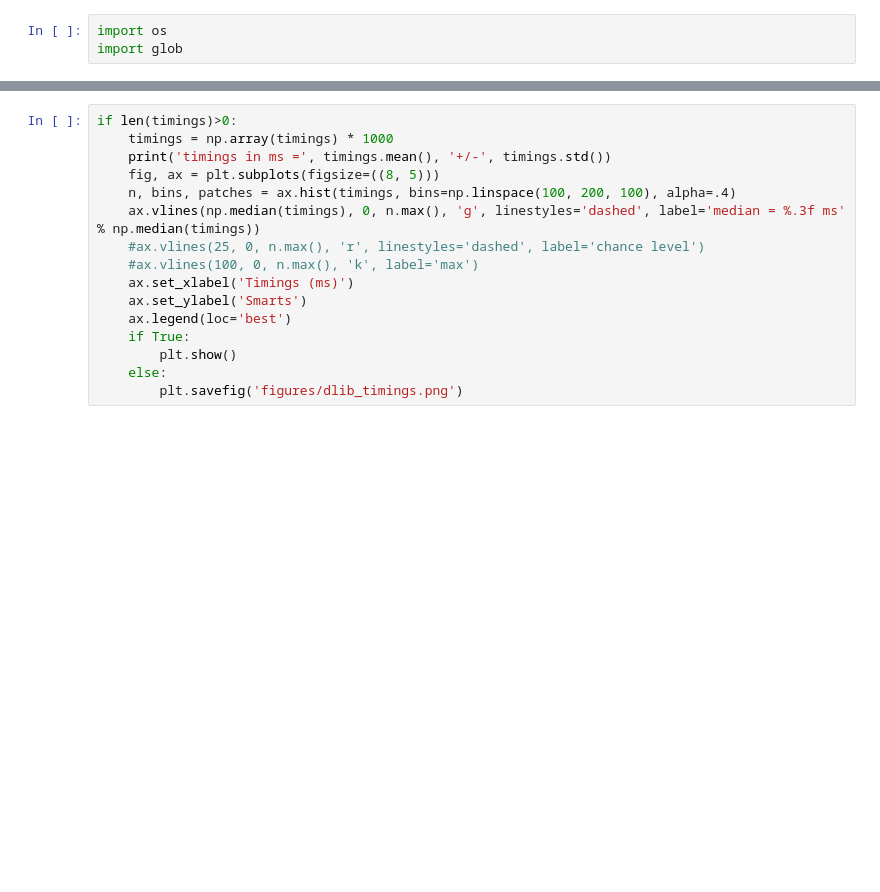
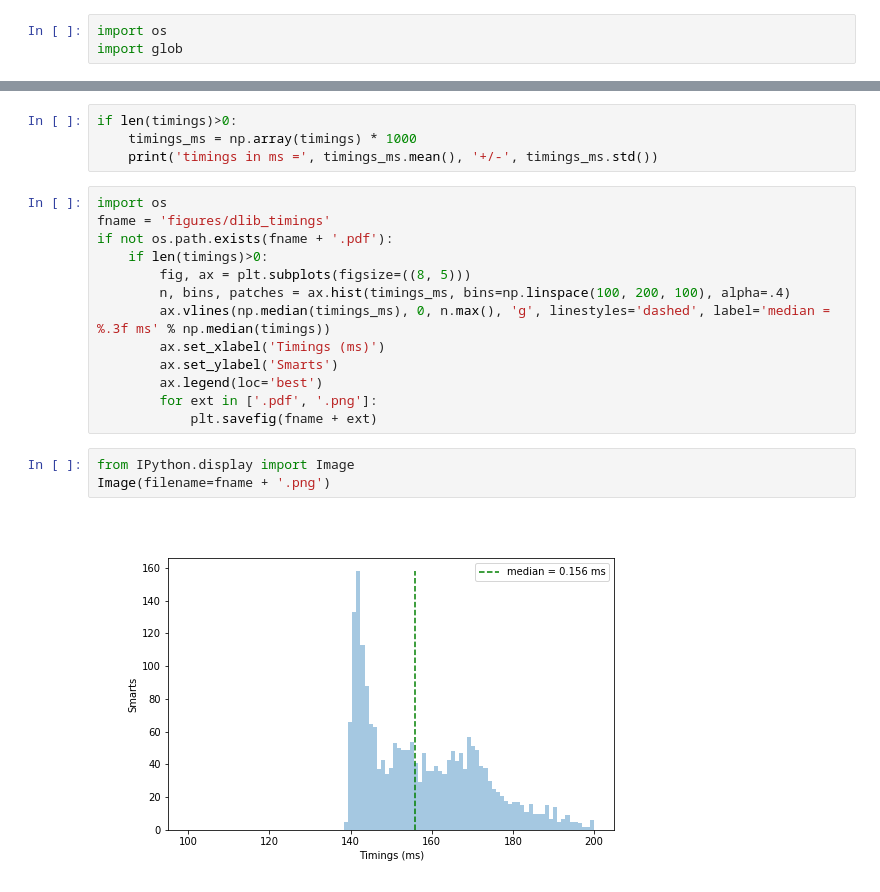
Before and after one commit to laurentperrinet/CatchTheEye, a Jupyter notebook: A2_extracting faces.ipynb, the cells around one changed output, grey strips where cells are left out. Drawn from its saved outputs; the diff is of its cells as text; blank space fills up the shorter version.

Commit message:
updating notebboks: new images / better crop / better params = better online classification

```diff
--- a/A2_extracting faces.ipynb
+++ b/A2_extracting faces.ipynb
@@ -120,17 +118,23 @@ for target in d.classes:
             imageio.imwrite(filename_face, face)
+# %%
+if len(timings)>0:
+    timings_ms = np.array(timings) * 1000
+    print('timings in ms =', timings_ms.mean(), '+/-', timings_ms.std())
 # %%
-if len(timings)>0:
-    timings = np.array(timings) * 1000
-    print('timings in ms =', timings.mean(), '+/-', timings.std())
-    fig, ax = plt.subplots(figsize=((8, 5)))
-    n, bins, patches = ax.hist(timings, bins=np.linspace(100, 200, 100), alpha=.4)
-    ax.vlines(np.median(timings), 0, n.max(), 'g', linestyles='dashed', label='median = %.3f ms' % np.median(timings))
-    #ax.vlines(25, 0, n.max(), 'r', linestyles='dashed', label='chance level')
-    #ax.vlines(100, 0, n.max(), 'k', label='max')
-    ax.set_xlabel('Timings (ms)')
-    ax.set_ylabel('Smarts')
-    ax.legend(loc='best')
-    if True:
-        plt.show()
-    else:
-        plt.savefig('figures/dlib_timings.png')
+import os
+fname = 'figures/dlib_timings'
+if not os.path.exists(fname + '.pdf'):
+    if len(timings)>0:
+        fig, ax = plt.subplots(figsize=((8, 5)))
+        n, bins, patches = ax.hist(timings_ms, bins=np.linspace(100, 200, 100), alpha=.4)
+        ax.vlines(np.median(timings_ms), 0, n.max(), 'g', linestyles='dashed', label='median = %.3f ms' % np.median(timings))
+        ax.set_xlabel('Timings (ms)')
+        ax.set_ylabel('Smarts')
+        ax.legend(loc='best')
+        for ext in ['.pdf', '.png']:
+            plt.savefig(fname + ext)
+# %%
+from IPython.display import Image
+Image(filename=fname + '.png')
+# %% [output]
+[figure, added]
```
Also changed, not shown: parts of 5 cells of this notebook, 13 other files.
